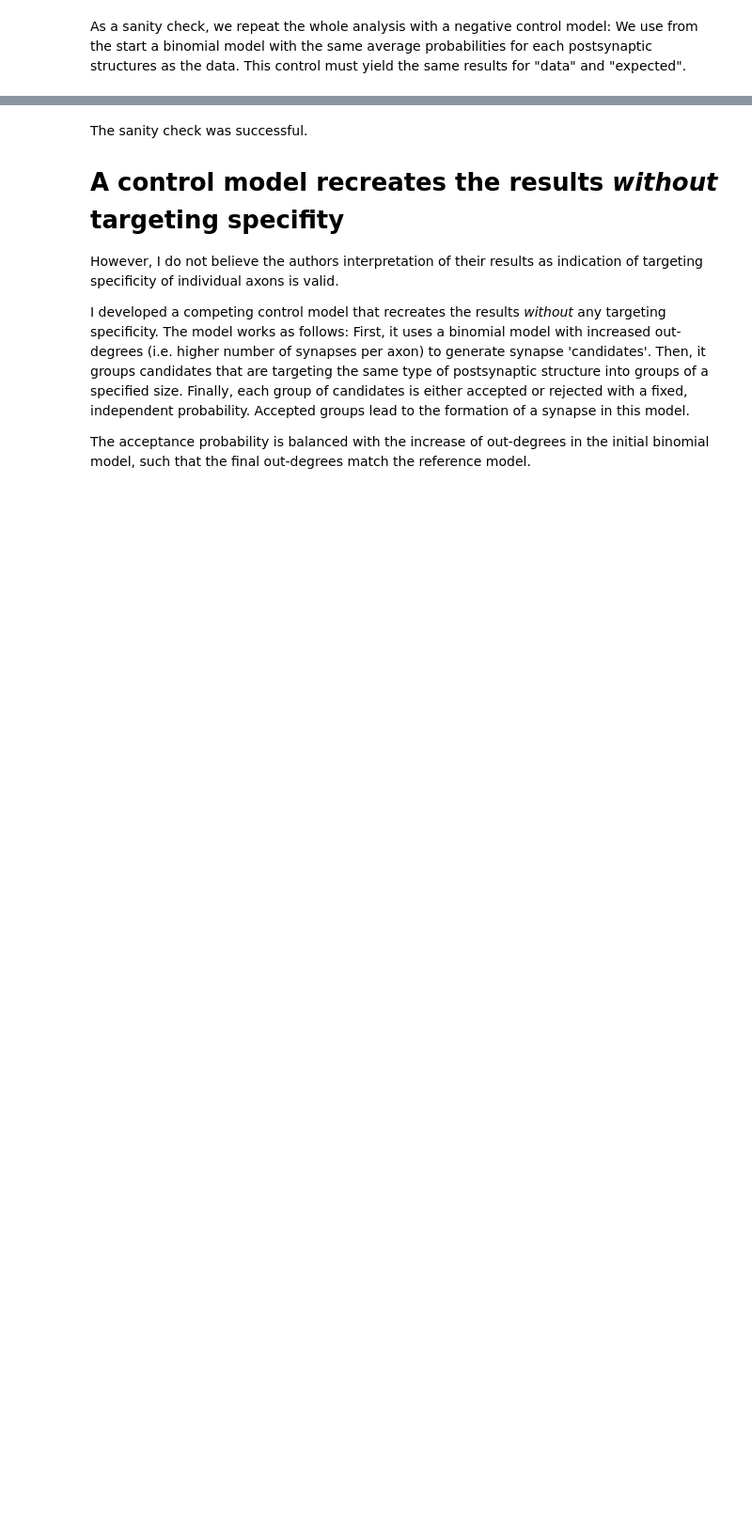
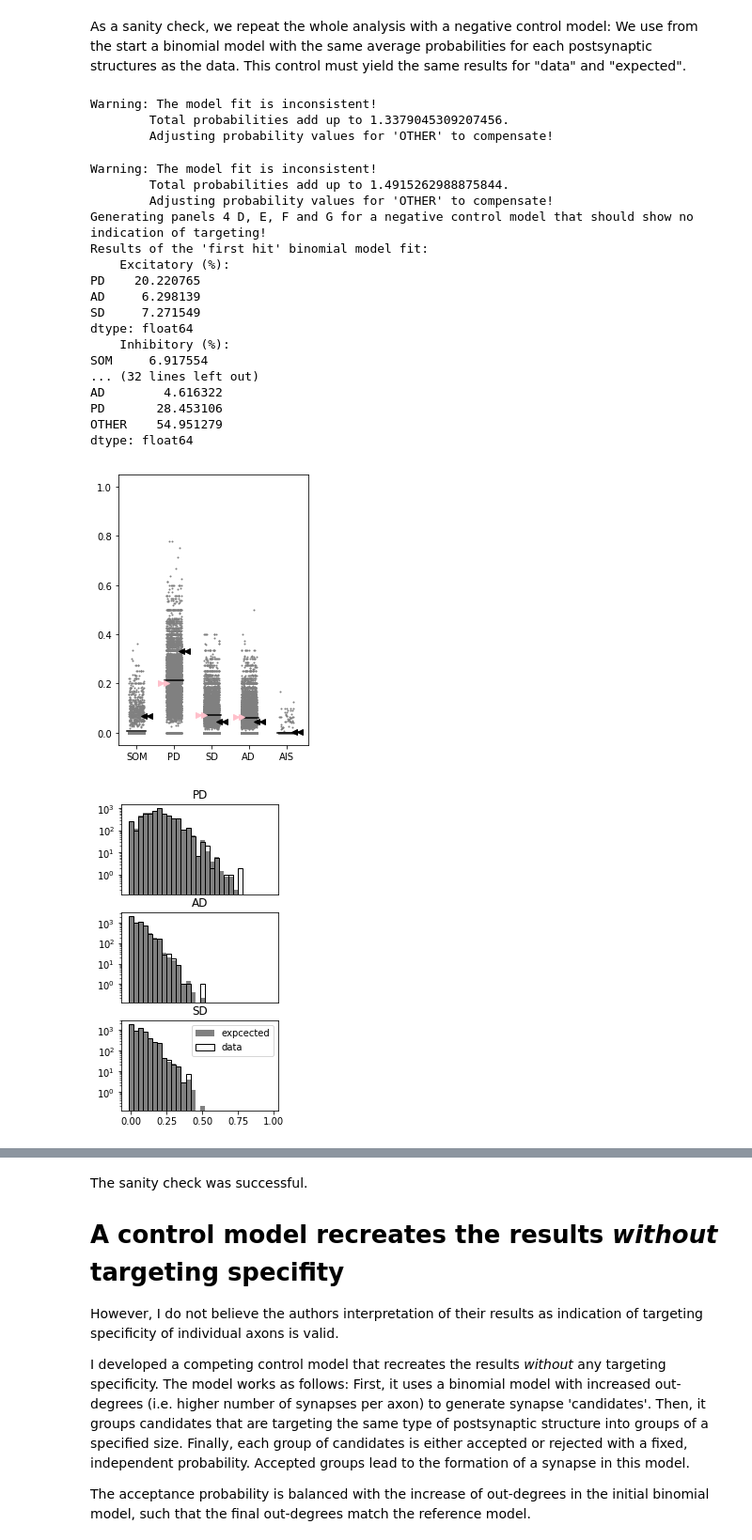
Before and after one commit to MWolfR/targeting_specificity_test, a Jupyter notebook: Targeting specificity test.ipynb, the cells around one changed output, grey strips where cells are left out. Shown at 94% size. Drawn from its saved outputs; the diff is of its cells as text; code cells hidden in the pictures; blank space fills up the shorter version.

```diff
--- a/Targeting specificity test.ipynb
+++ b/Targeting specificity test.ipynb
@@ -215,13 +274,41 @@ fig_4_g(data_exc, data_inh, bino_mdl_exc, bino_mdl_inh)
 # %% [markdown]
 As a sanity check, we repeat the whole analysis with a negative control model: We use from the start a binomial model with the same average probabilities for each postsynaptic structures as the data. This control must yield the same results for "data" and "expected".
 # %%
+# The following generates a simple binomial model, fitting parameters of the model from the biological data.
 negative_ctrl_exc = targeting.binomial_model(data_exc, targeting.trivial_fit)
 negative_ctrl_inh = targeting.binomial_model(data_inh, targeting.trivial_fit)
-negative_ctrl_bino_exc = targeting.binomial_model(negative_ctrl_exc, targeting.max_likelihood, oversample=oversample_control)
-negative_ctrl_bino_inh = targeting.binomial_model(negative_ctrl_inh, targeting.max_likelihood, oversample=oversample_control)
 
-print("Generating panels 4 D, E, F for a negative control model that should show no indication of targeting!")
+# As before, we generate a binomial control model using the "first hit" model. As the negative control model above is
+# a simple binomial model, the "first_hit" estimator will return the correct targeting probabilities and the analysis
+# should show a negative result.
+negative_ctrl_bino_exc = targeting.binomial_model(negative_ctrl_exc, targeting.first_hit_fit, oversample=oversample_control)
+negative_ctrl_bino_inh = targeting.binomial_model(negative_ctrl_inh, targeting.first_hit_fit, oversample=oversample_control)
+
+print("Generating panels 4 D, E, F and G for a negative control model that should show no indication of targeting!")
 
 fig_4_d(negative_ctrl_exc, negative_ctrl_inh)
 fig_4_e_f(negative_ctrl_exc, negative_ctrl_inh, negative_ctrl_bino_exc, negative_ctrl_bino_inh)
 fig_4_g(negative_ctrl_exc, negative_ctrl_inh, negative_ctrl_bino_exc, negative_ctrl_bino_inh)
+# %% [output]
+Warning: The model fit is inconsistent!
+        Total probabilities add up to 1.3379045309207456.
+        Adjusting probability values for 'OTHER' to compensate!
+Warning: The model fit is inconsistent!
+        Total probabilities add up to 1.4915262988875844.
+        Adjusting probability values for 'OTHER' to compensate!
+Generating panels 4 D, E, F and G for a negative control model that should show no indication of targeting!
+Results of the 'first hit' binomial model fit:
+    Excitatory (%):
+PD    20.220765
+AD     6.298139
+SD     7.271549
+dtype: float64
+    Inhibitory (%):
+SOM     6.917554
+... (32 lines left out)
+AD        4.616322
+PD       28.453106
+OTHER    54.951279
+dtype: float64
+[figure, added]
+[figure, added]
```
Also changed, not shown: parts of 13 cells of this notebook, 2 other files.
